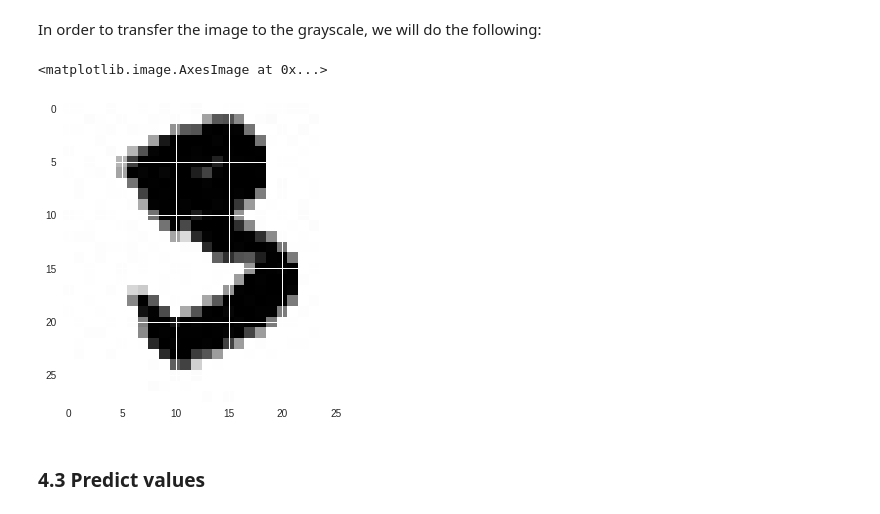
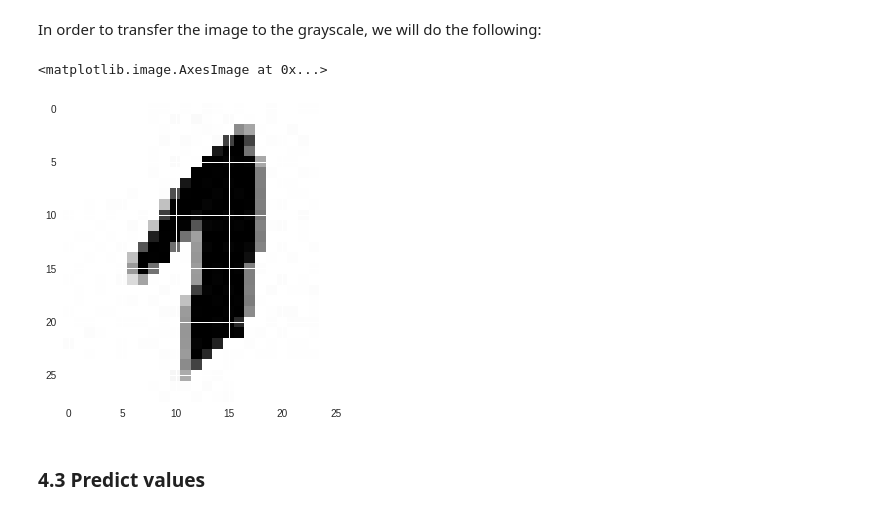
Before and after one commit to DavorJordacevic/TensorFlow-Keras-Neural-Networks, a Jupyter notebook: Convolutional_neural_network_with_Keras_Digits.ipynb, the cells around one changed output. Saved outputs shown, nothing was run; the diff lists cells and outputs as text; code cells hidden in the pictures.

```diff
--- a/Convolutional_neural_network_with_Keras_Digits.ipynb
+++ b/Convolutional_neural_network_with_Keras_Digits.ipynb
@@ -273,16 +282,16 @@ files.upload()
 In order to transfer the image to the grayscale, we will do the following:
 # %%
 import cv2
-image = cv2.imread('number_3.jpg')
+image = cv2.imread('number_1.jpg')
 grayImage = cv2.cvtColor(image, cv2.COLOR_BGR2GRAY)
 imagem = cv2.bitwise_not(grayImage)
 imagem = imagem[:,:].reshape(1,28,28,1)
 imagem = imagem.astype('float32')
 imagem /= 255.
 plt.imshow(imagem.reshape(28,28))
 # %% [output]
 <matplotlib.image.AxesImage at 0x...>
-[figure, old version]
+[figure, new version]
 # %% [markdown]
 ### 4.3 Predict values
 # %% [markdown]
```
Also changed, not shown: parts of 15 cells of this notebook.
